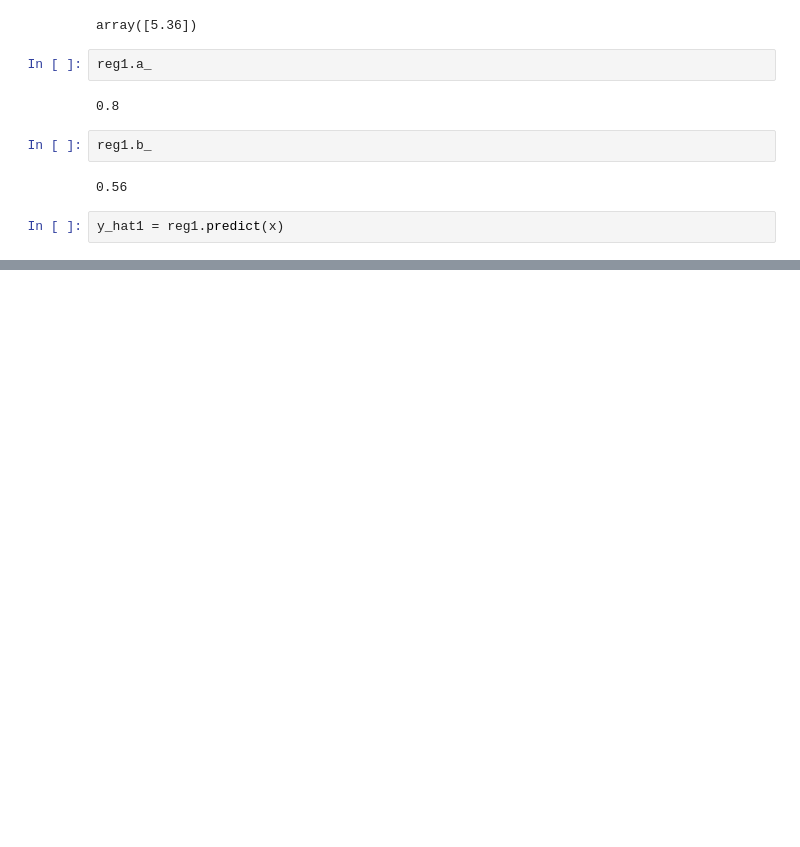
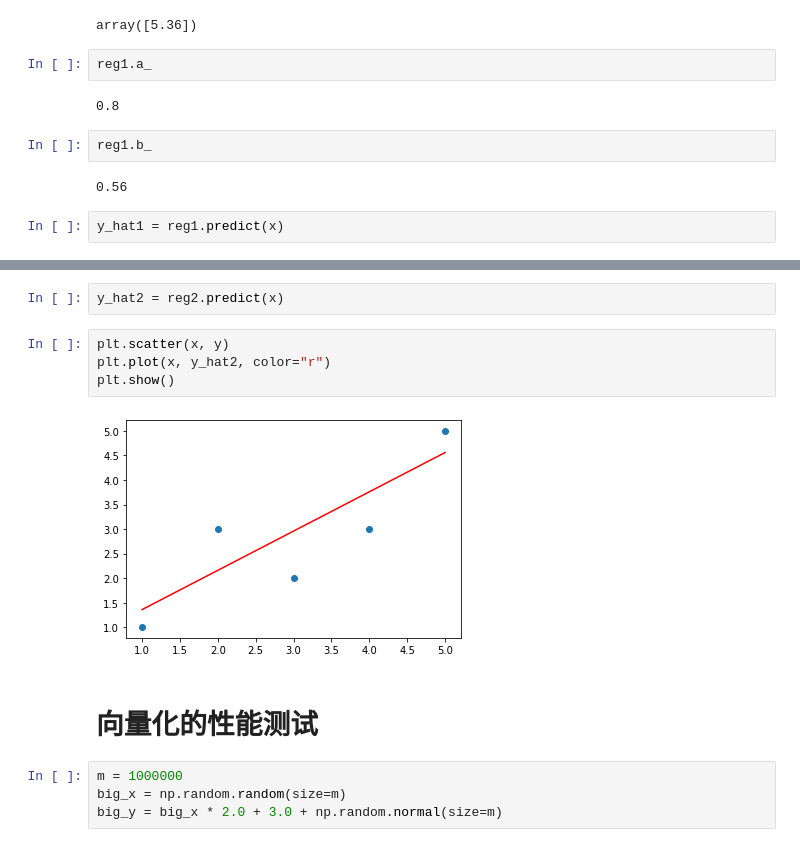
Before and after one commit to tengrommel/test, a Jupyter notebook: machinelearning/ch5/simple_linear.ipynb, the cells around one changed output, grey strips where cells are left out. Cells and saved outputs as stored; diff of their text form; blank space fills up the shorter version.

```diff
--- a/machinelearning/ch5/simple_linear.ipynb
+++ b/machinelearning/ch5/simple_linear.ipynb
@@ -70,0 +80,14 @@ pl
+# %%
+y_hat2 = reg2.predict(x)
+# %%
+plt.scatter(x, y)
+plt.plot(x, y_hat2, color="r")
+plt.show()
+# %% [output]
+[figure, added]
+# %% [markdown]
+# 向量化的性能测试
+# %%
+m = 1000000
+big_x = np.random.random(size=m)
+big_y = big_x * 2.0 + 3.0 + np.random.normal(size=m)
```
Also changed, not shown: parts of 7 cells of this notebook, 2 other files.
